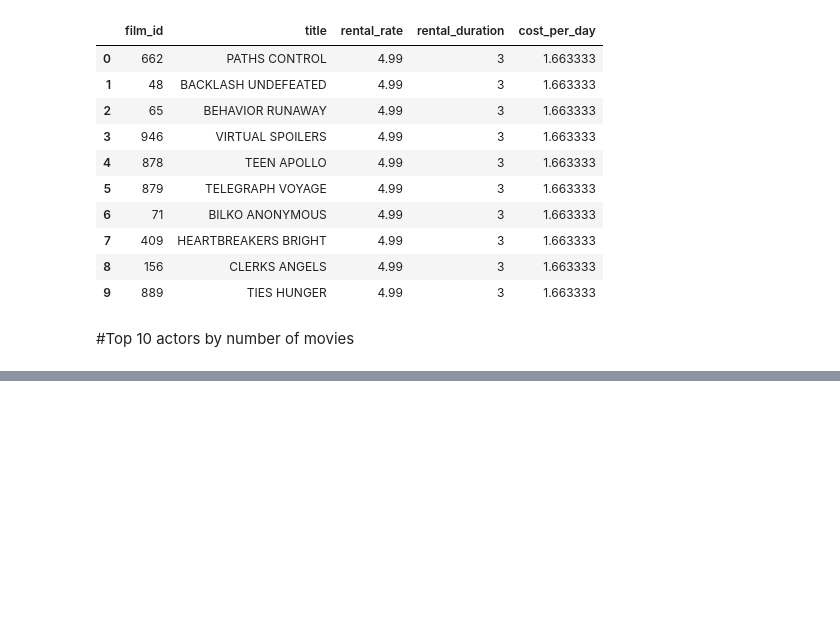
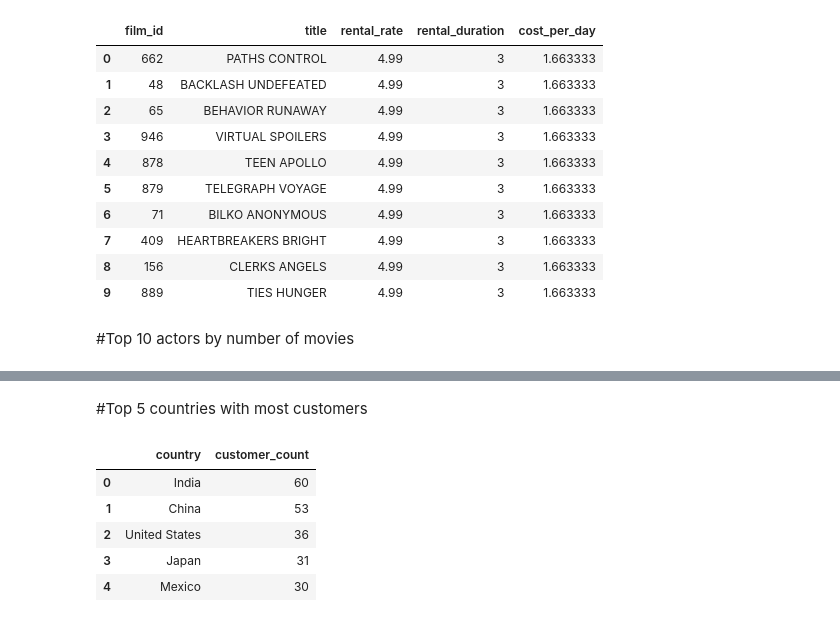
Before and after one commit to densen1995/sql_lab1_de25, a Jupyter notebook: eda.ipynb, the cells around one changed output, grey strips where cells are left out. Drawn from its saved outputs; the diff is of its cells as text; code cells hidden in the pictures; blank space fills up the shorter version.

```diff
--- a/eda.ipynb
+++ b/eda.ipynb
@@ -211,0 +267,24 @@ actor_counts.head(10) ##limit to top 10
+# %% [markdown]
+#Top 5 countries with most customers
+# %%
+#Join customer, country,city, address to achieve this
+most_country_customers=duckdb.sql("""
+    SELECT
+        country,
+        COUNT(*) AS customer_count
+    FROM customer cu
+    JOIN address a ON cu.address_id = a.address_id
+    JOIN city ci ON a.city_id = ci.city_id
+    JOIN country co ON ci.country_id = co.country_id
+    GROUP BY country
+    ORDER BY customer_count DESC;
+    """).df()
+
+most_country_customers.head(5) #limit to top 5
+# %% [output]
+|  | country | customer_count |
+| 0 | India | 60 |
+| 1 | China | 53 |
+| 2 | United States | 36 |
+| 3 | Japan | 31 |
+| 4 | Mexico | 30 |
```
Also changed, not shown: parts of 7 cells of this notebook, 1 other file.
